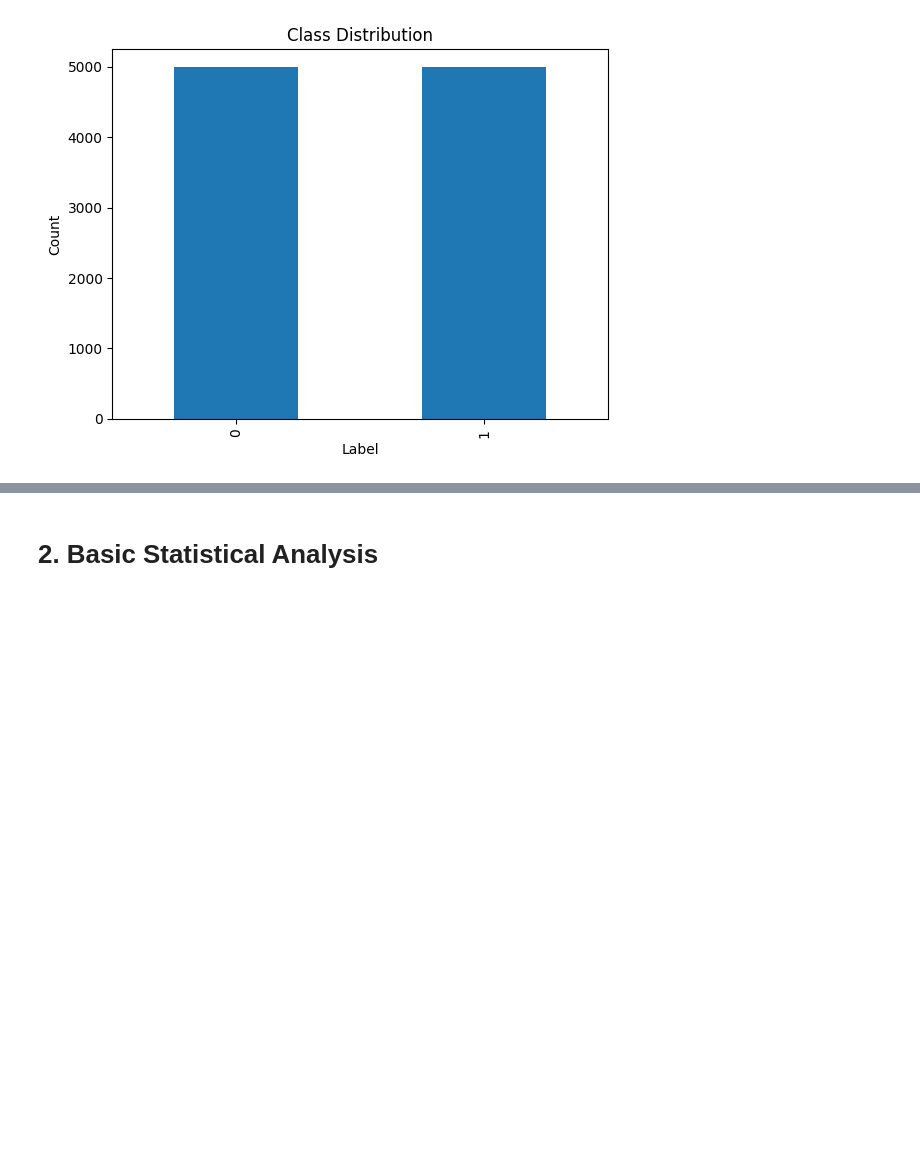
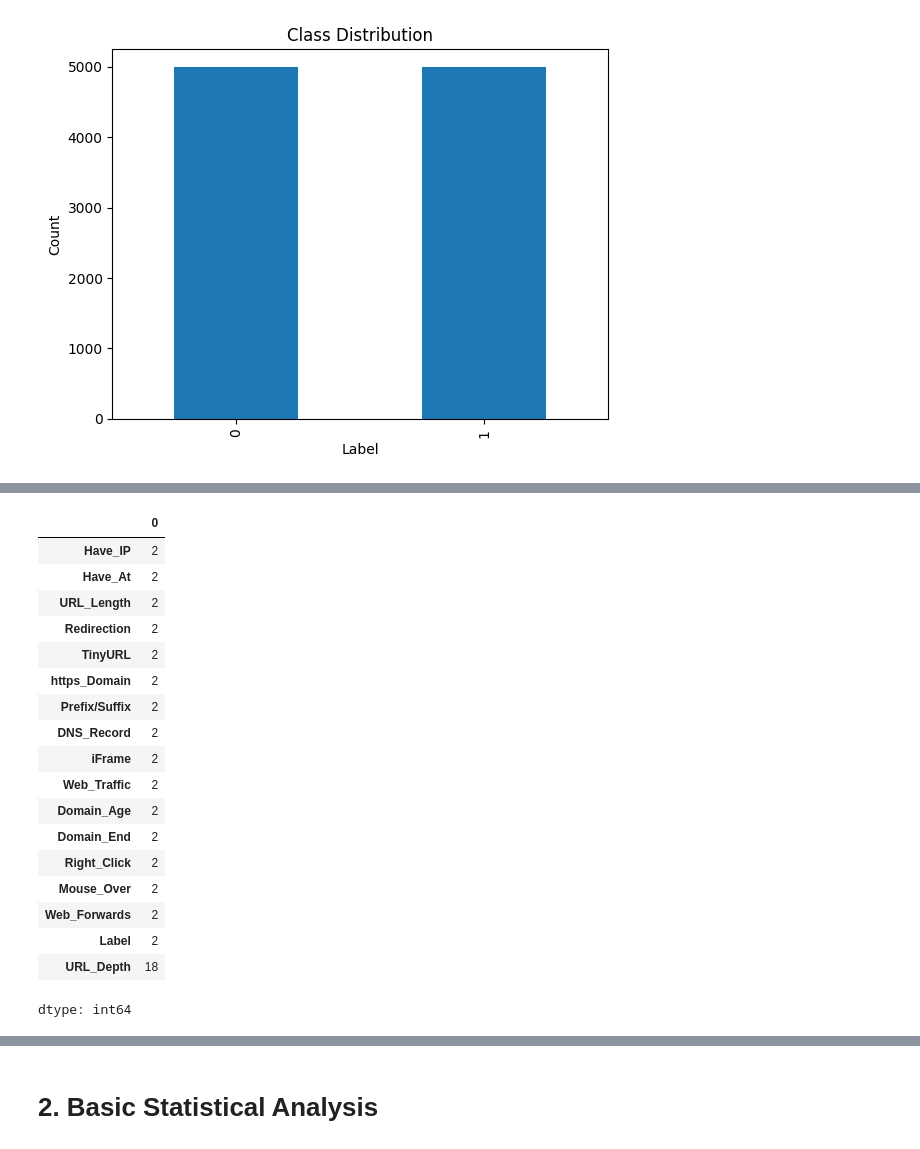
Before and after one commit to DanaShadafne/phishing-website-detection-ml-evaluation, a Jupyter notebook: phishing_detection_project.ipynb, the cells around one changed output, grey strips where cells are left out. Cells and saved outputs as stored; diff of their text form; code cells hidden in the pictures; blank space fills up the shorter version.

```diff
--- a/phishing_detection_project.ipynb
+++ b/phishing_detection_project.ipynb
@@ -8,8 +8,7 @@ import numpy as np
 import seaborn as sns
 import matplotlib.pyplot as plt
 
-df = pd.read_csv("5.urldata.csv")
-
+df = pd.read_csv("urldata.csv")
 df.head()
 # %% [output]
 |  | Domain | Have_IP | Have_At | URL_Length | URL_Depth | Redirection | https_Domain | TinyURL | Prefix/Suffix | ... |
@@ -65,0 +96,26 @@ plt.show()
+# %%
+# Check number of unique values in each feature
+
+unique_values = df.drop(columns=["Domain"]).nunique().sort_values()
+
+unique_values
+# %% [output]
+|  | 0 |
+| Have_IP | 2 |
+| Have_At | 2 |
+| URL_Length | 2 |
+| Redirection | 2 |
+| TinyURL | 2 |
+| https_Domain | 2 |
+| Prefix/Suffix | 2 |
+| DNS_Record | 2 |
+| iFrame | 2 |
+| Web_Traffic | 2 |
+| Domain_Age | 2 |
+| Domain_End | 2 |
+| Right_Click | 2 |
+| Mouse_Over | 2 |
+| Web_Forwards | 2 |
+| Label | 2 |
+| URL_Depth | 18 |
+dtype: int64
```
Also changed, not shown: parts of 13 cells of this notebook, 1 other file.
